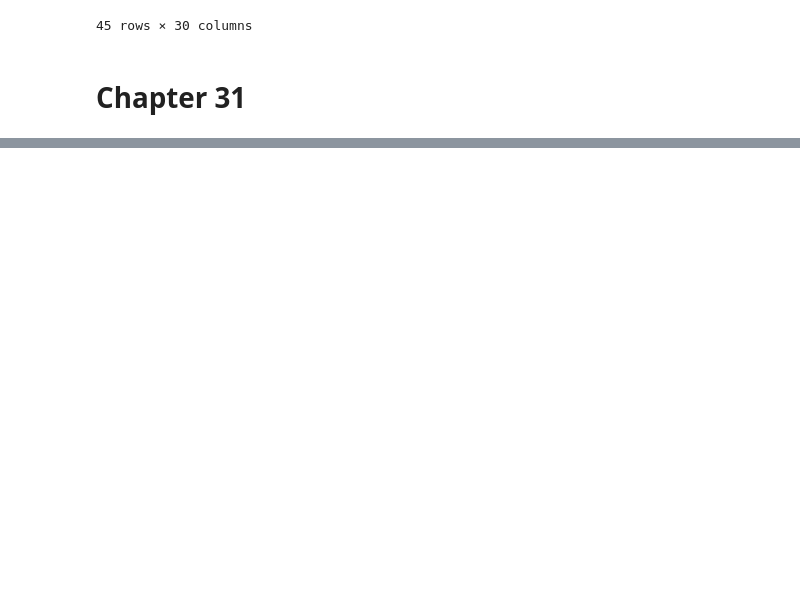
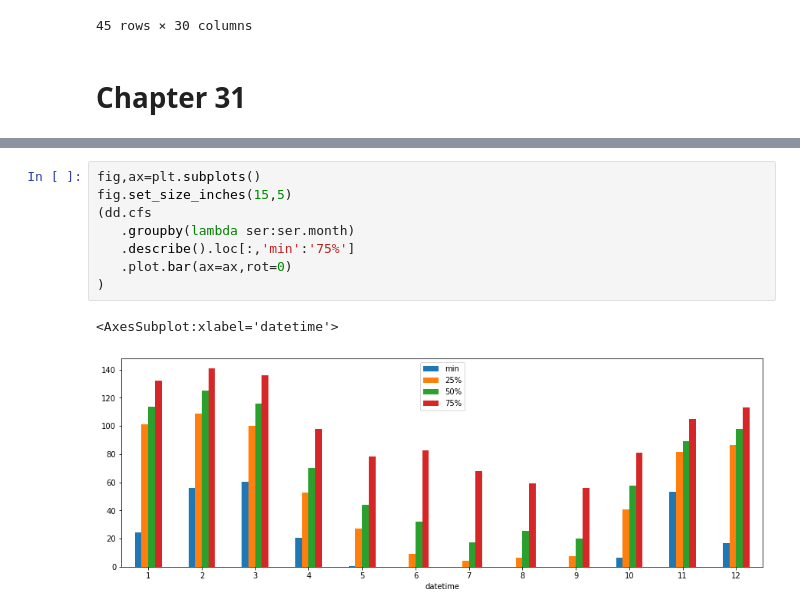
Before and after one commit to jporman/general, a Jupyter notebook: effective_pandas.ipynb, the cells around one changed output, grey strips where cells are left out. Saved outputs shown, nothing was run; the diff lists cells and outputs as text; blank space fills up the shorter version.

```diff
--- a/effective_pandas.ipynb
+++ b/effective_pandas.ipynb
@@ -1276,0 +1413,11 @@ dd
+# %%
+fig,ax=plt.subplots()
+fig.set_size_inches(15,5)
+(dd.cfs
+   .groupby(lambda ser:ser.month)
+   .describe().loc[:,'min':'75%']
+   .plot.bar(ax=ax,rot=0)
+)
+# %% [output]
+<AxesSubplot:xlabel='datetime'>
+[figure, added]
```
Also changed, not shown: parts of 33 cells of this notebook.
